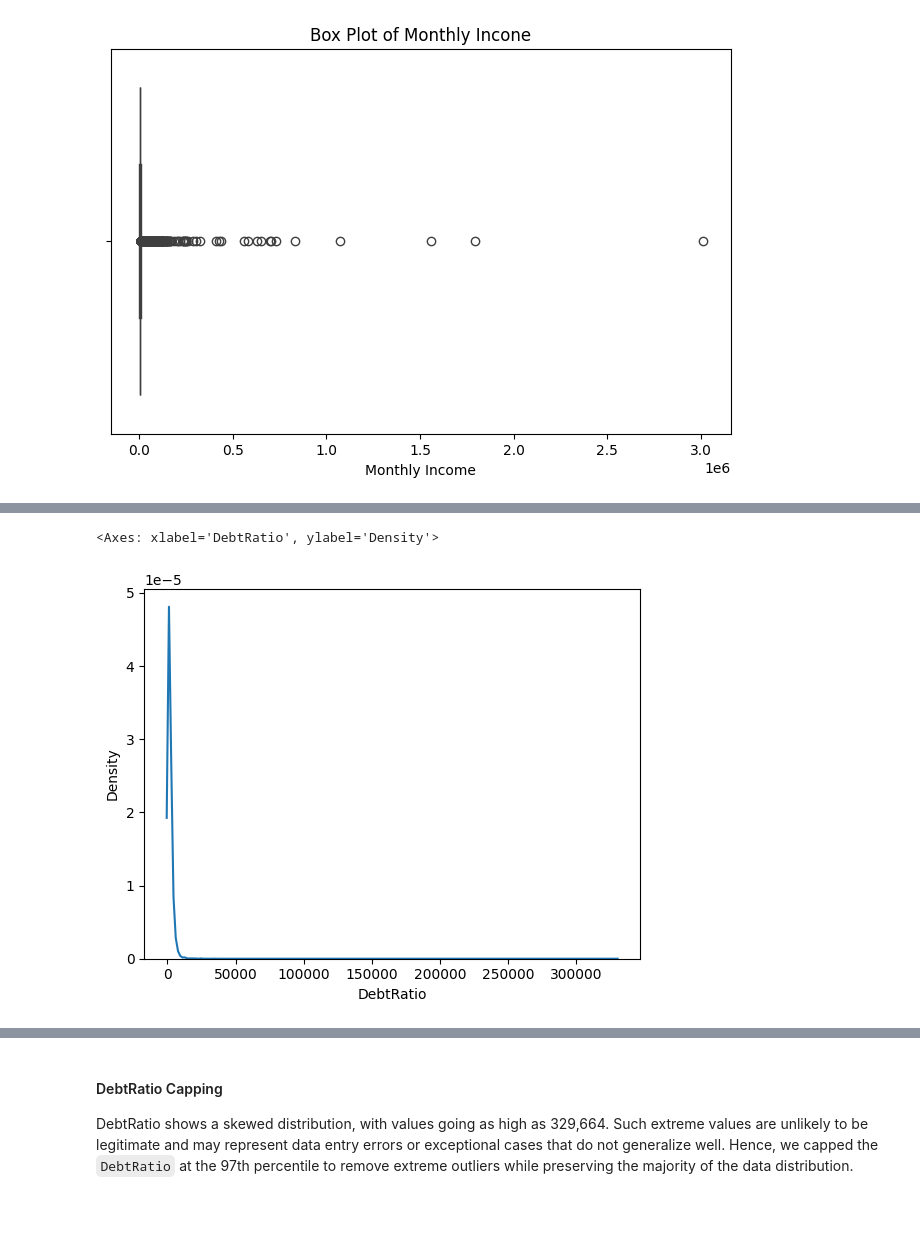
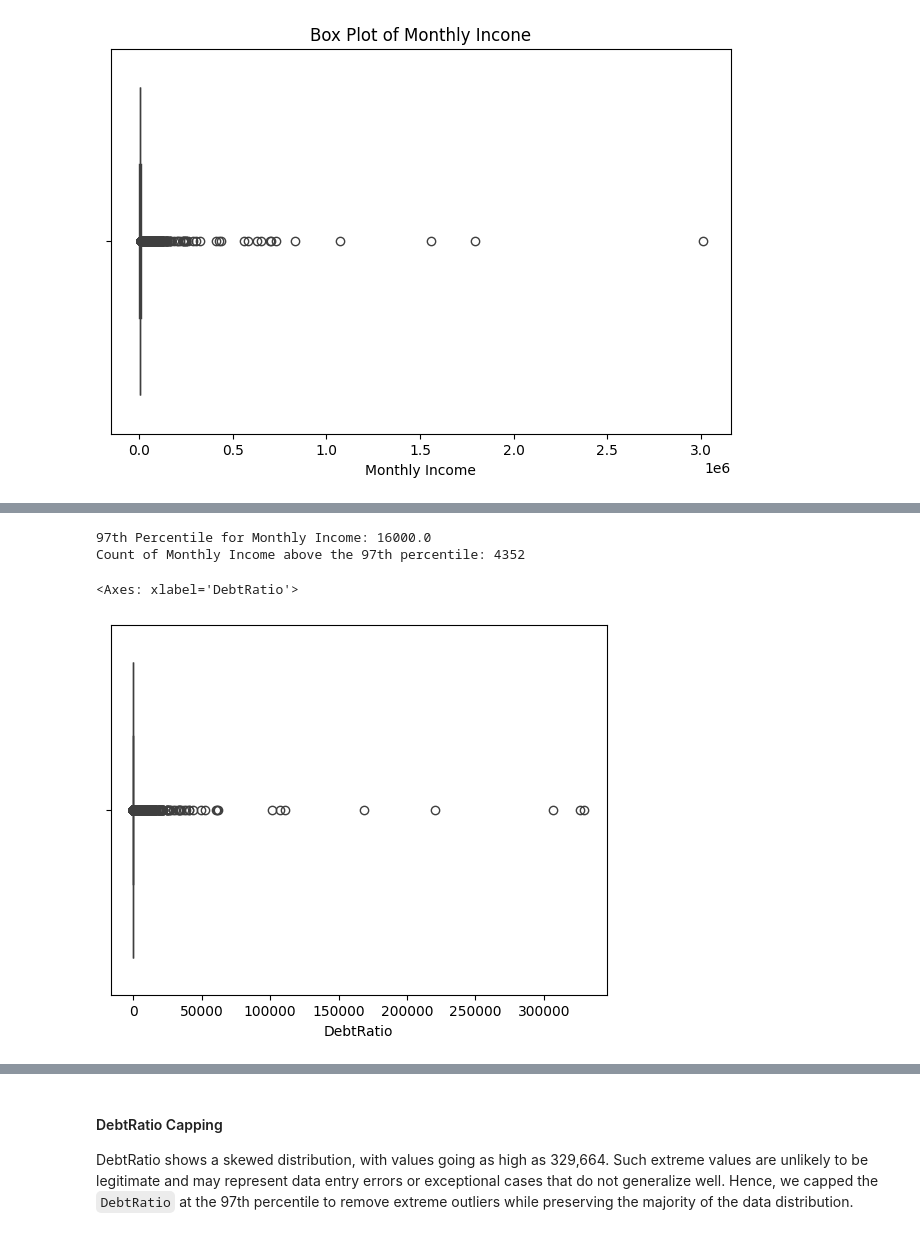
Before and after one commit to akash-011/Credit_Risk_ML, a Jupyter notebook: main.ipynb, the cells around one changed output, grey strips where cells are left out. Drawn from its saved outputs; the diff is of its cells as text; code cells hidden in the pictures.

```diff
--- a/main.ipynb
+++ b/main.ipynb
@@ -14,7 +14,7 @@ from sklearn.model_selection import train_test_split
 # %% [markdown]
 We start by loading and inspecting the dataset to understand its structure, the types of variables, and basic statistics like means, medians, and ranges. This helps identify potential issues such as missing values or incorrect data types.
 # %%
-train = pd.read_csv("GiveMeSomeCredit/cs-training.csv").drop(['Unnamed: 0'], axis=1)
+train = pd.read_csv("data/cs-training.csv").drop(['Unnamed: 0'], axis=1)
 
 train.describe()
 # %% [output]
@@ -80,5 +108,17 @@ plt.show()
+# %%
+
+percentile_97 = train_clean_data['MonthlyIncome'].quantile(0.97)
+
+
+outliers_above_97th = train_clean_data[train_clean_data['MonthlyIncome'] > percentile_97]
+print(f"97th Percentile for Monthly Income: {percentile_97}")
+
+print("Count of Monthly Income above the 97th percentile:", len(outliers_above_97th))
+# %% [output]
+97th Percentile for Monthly Income: 16000.0
+Count of Monthly Income above the 97th percentile: 4352
 # %%
-sns.kdeplot(train_clean_data['DebtRatio'])
+sns.boxplot(x=train_clean_data["DebtRatio"])
 # %% [output]
-<Axes: xlabel='DebtRatio', ylabel='Density'>
+<Axes: xlabel='DebtRatio'>
-[figure, old version]
+[figure, new version]
```
Also changed, not shown: parts of 19 cells of this notebook.
